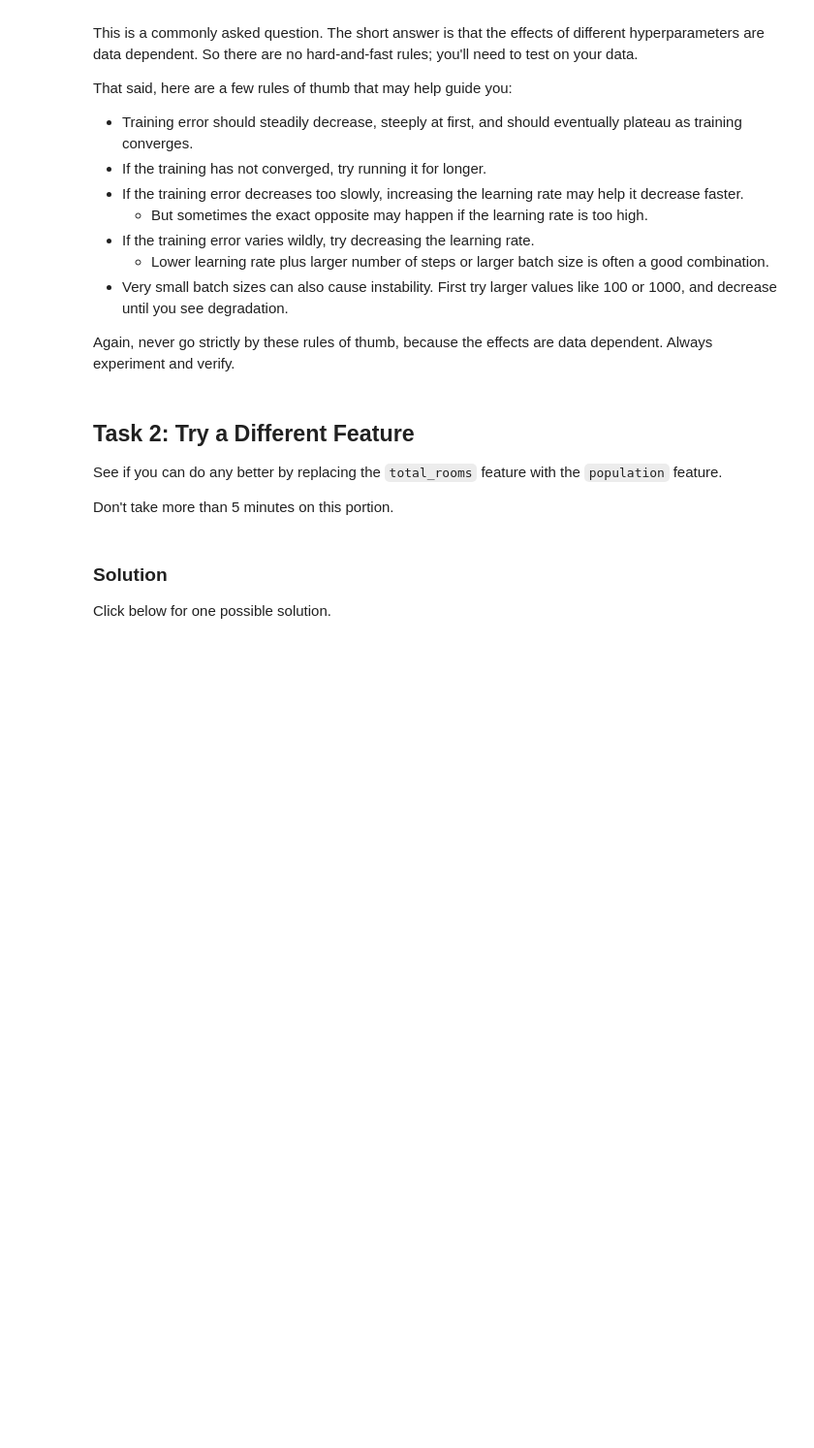
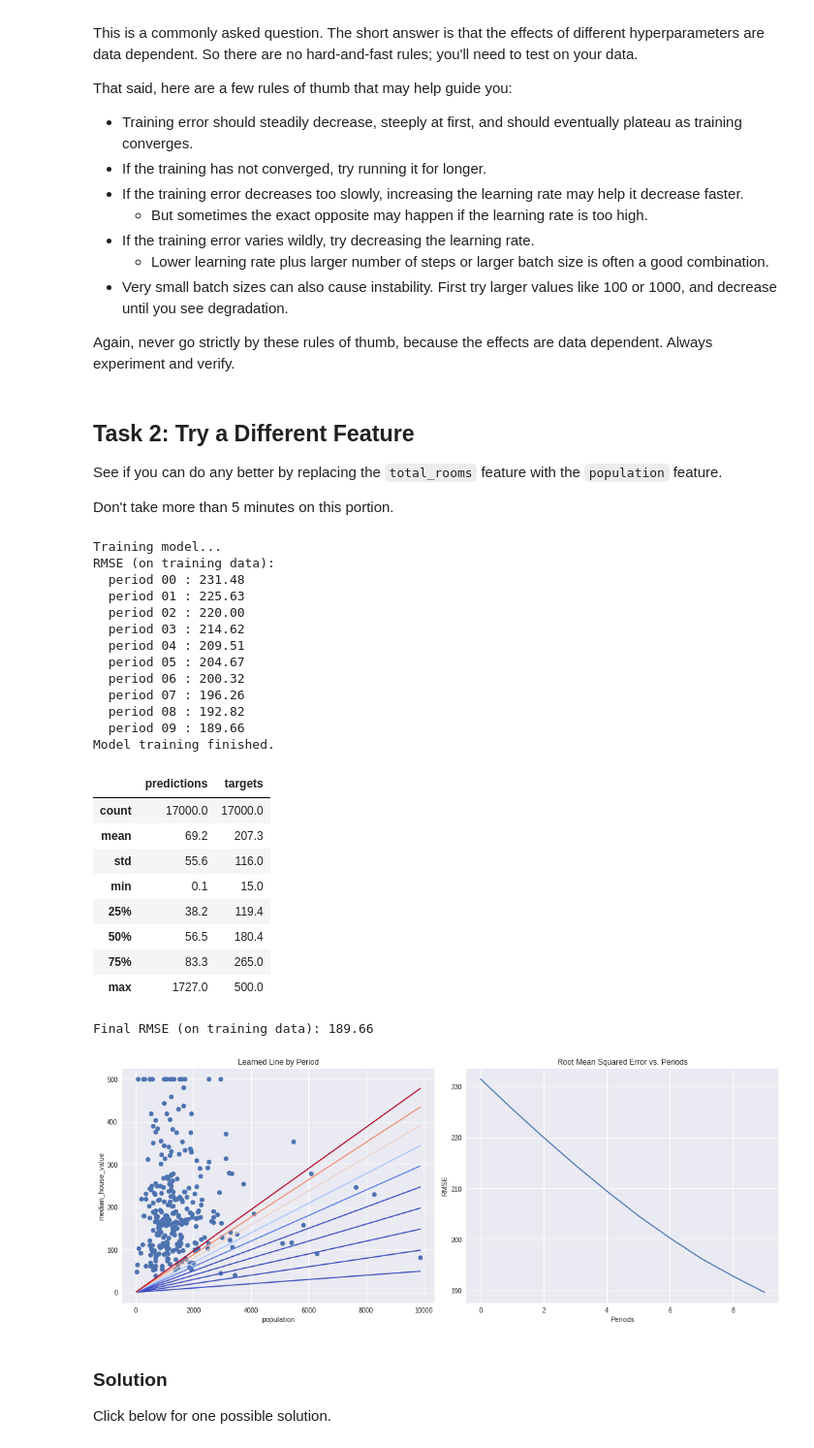
Before and after one commit to Chencx901/google_ml_course, a Jupyter notebook: first_steps_with_tensor_flow.ipynb, the cells around one changed output. Shown at 97% size. Cells and saved outputs as stored; diff of their text form; code cells hidden in the pictures; blank space fills up the shorter version.

```diff
--- a/first_steps_with_tensor_flow.ipynb
+++ b/first_steps_with_tensor_flow.ipynb
@@ -417,3 +509,36 @@ Don't take more than 5 minutes on this portion.
+# %%
+# YOUR CODE HERE
+train_model(
+    learning_rate=0.00002,
+    steps=500,
+    batch_size=5,
+    input_feature = 'population'
+)
+# %% [output]
+Training model...
+RMSE (on training data):
+  period 00 : 231.48
+  period 01 : 225.63
+  period 02 : 220.00
+  period 03 : 214.62
+  period 04 : 209.51
+  period 05 : 204.67
+  period 06 : 200.32
+  period 07 : 196.26
+  period 08 : 192.82
+  period 09 : 189.66
+Model training finished.
+|  | predictions | targets |
+| count | 17000.0 | 17000.0 |
+| mean | 69.2 | 207.3 |
+| std | 55.6 | 116.0 |
+| min | 0.1 | 15.0 |
+| 25% | 38.2 | 119.4 |
+| 50% | 56.5 | 180.4 |
+| 75% | 83.3 | 265.0 |
+| max | 1727.0 | 500.0 |
+Final RMSE (on training data): 189.66
+[figure, added]
 # %% [markdown]
 ### Solution
 
```
Also changed, not shown: parts of 10 cells of this notebook.
